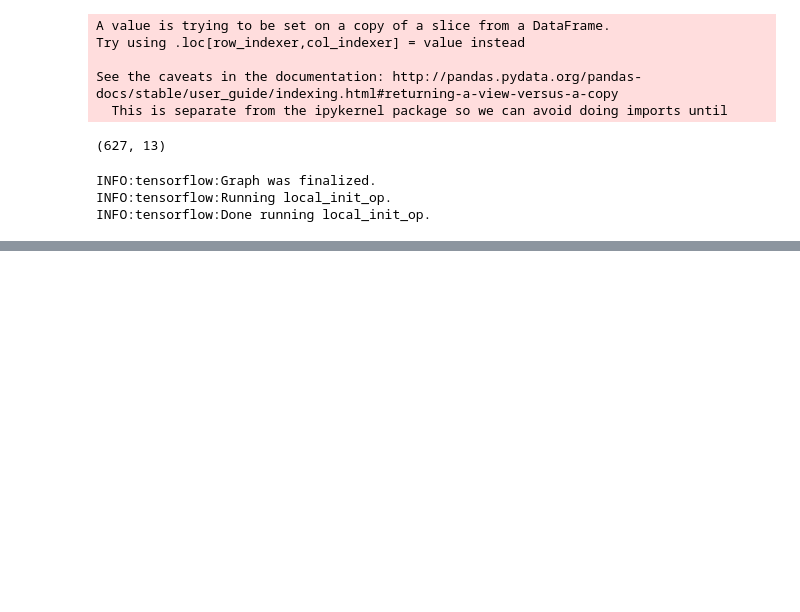
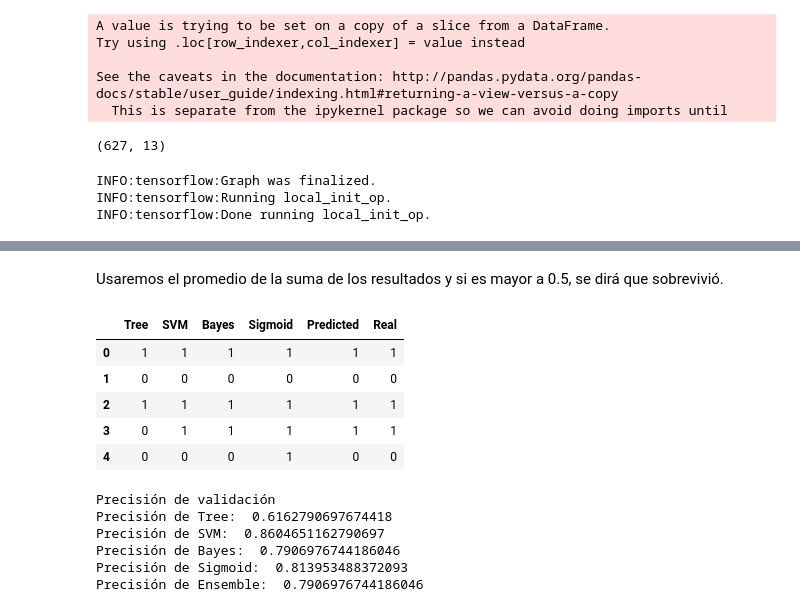
Before and after one commit to yaxha/mds-statistical-learning, a Jupyter notebook: Proyecto/Training.ipynb, the cells around one changed output, grey strips where cells are left out. Drawn from its saved outputs; the diff is of its cells as text; code cells hidden in the pictures; blank space fills up the shorter version.

Commit message:
Primera parte
Primera parte sin exportar modelos

```diff
--- a/Proyecto/Training.ipynb
+++ b/Proyecto/Training.ipynb
@@ -310,0 +334,21 @@ Reusing TensorBoard on port 6006 (pid 8744), started 0:00:59 ago. (Use '!kill 87
+# %%
+def Sigmoidprediction(theta, x):
+    g = tf.Graph()
+
+    with g.as_default():
+        modelo = SigmoidModel(theta)
+
+        tensor_x = tf.placeholder(tf.float32, [None, x.shape[1]], "tensor_x")
+        prediction = modelo.prediction(tensor_x)
+
+        with tf.train.MonitoredSession() as session:
+            parameters_dict = {tensor_x: x}
+            data = session.run(prediction, feed_dict = parameters_dict)
+            result = np.where(data < 0.5, 0, 1)
+            result = result.reshape(-1, )
+            return result
+# %%
+x_cv = data_cv[["Age", "SibSp", "Parch", "Fare", "Embarked_C", "Embarked_Q", "Embarked_S", "Class_Lower", "Class_Middle", "Class_Upper", "Sex_F", "Sex_M"]]
+x_cv["Bias"] = 1
+x_cv = skp.scale(x_cv)
+x_cv.shape
@@ -310,0 +361,2 @@ Reusing TensorBoard on port 6006 (pid 8744), started 0:00:59 ago. (Use '!kill 87
+# %%
+prediccion_sigmoid = Sigmoidprediction(theta, x_cv)
@@ -310,0 +372,8 @@ Reusing TensorBoard on port 6006 (pid 8744), started 0:00:59 ago. (Use '!kill 87
+# %%
+resultados = pd.DataFrame({
+    #"PassengerId": data_cv["PassengerId"],
+    "Tree": prediccion_tree,
+    "SVM": prediccion_svm,
+    "Bayes": prediccion_bayes,
+    "Sigmoid": prediccion_sigmoid})
+resultados.head()
@@ -310,0 +387,29 @@ Reusing TensorBoard on port 6006 (pid 8744), started 0:00:59 ago. (Use '!kill 87
+# %% [markdown]
+Usaremos el promedio de la suma de los resultados y si es mayor a 0.5, se dirá que sobrevivió.
+# %%
+resultados['Survived'] = resultados.mean(numeric_only=True, axis=1)
+resultados["Predicted"] = np.where(resultados['Survived'] < 0.5, 0, 1)
+resultados = resultados.drop(["Survived"], axis=1)
+resultados["Real"] = data_cv[["Survived"]].to_numpy()
+resultados.head()
+# %% [output]
+|  | Tree | SVM | Bayes | Sigmoid | Predicted | Real |
+| 0 | 1 | 1 | 1 | 1 | 1 | 1 |
+| 1 | 0 | 0 | 0 | 0 | 0 | 0 |
+| 2 | 1 | 1 | 1 | 1 | 1 | 1 |
+| 3 | 0 | 1 | 1 | 1 | 1 | 1 |
+| 4 | 0 | 0 | 0 | 1 | 0 | 0 |
+# %%
+print("Precisión de validación")
+print("Precisión de Tree: ", accuracy_score(resultados["Tree"], resultados["Real"]))
+print("Precisión de SVM: ", accuracy_score(resultados["SVM"], resultados["Real"]))
+print("Precisión de Bayes: ", accuracy_score(resultados["Bayes"], resultados["Real"]))
+print("Precisión de Sigmoid: ", accuracy_score(resultados["Sigmoid"], resultados["Real"]))
+print("Precisión de Ensemble: ", accuracy_score(resultados["Predicted"], resultados["Real"]))
+# %% [output]
+Precisión de validación
+Precisión de Tree:  0.6162790697674418
+Precisión de SVM:  0.8604651162790697
+Precisión de Bayes:  0.7906976744186046
+Precisión de Sigmoid:  0.813953488372093
+Precisión de Ensemble:  0.7906976744186046
```
Also changed, not shown: parts of 18 cells of this notebook, 4 other files.
